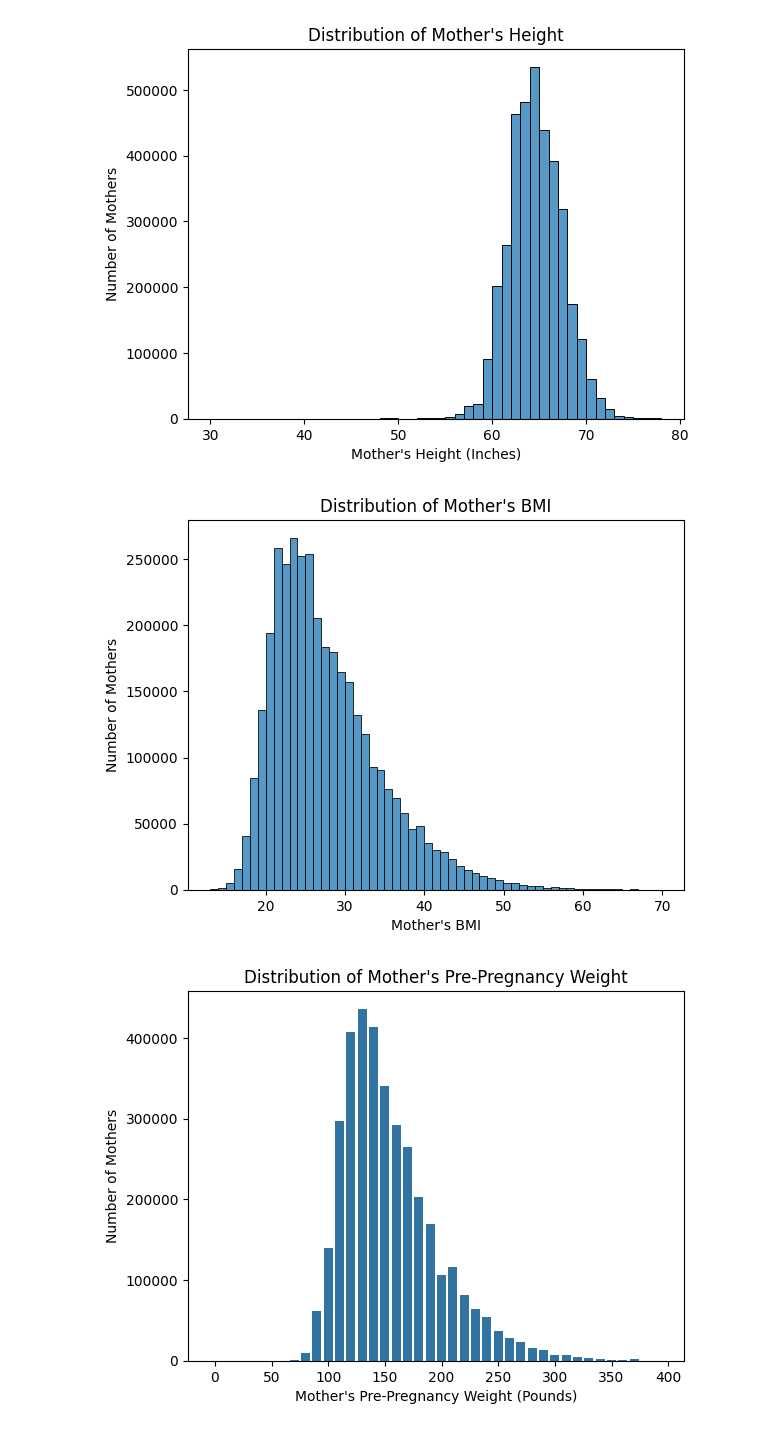
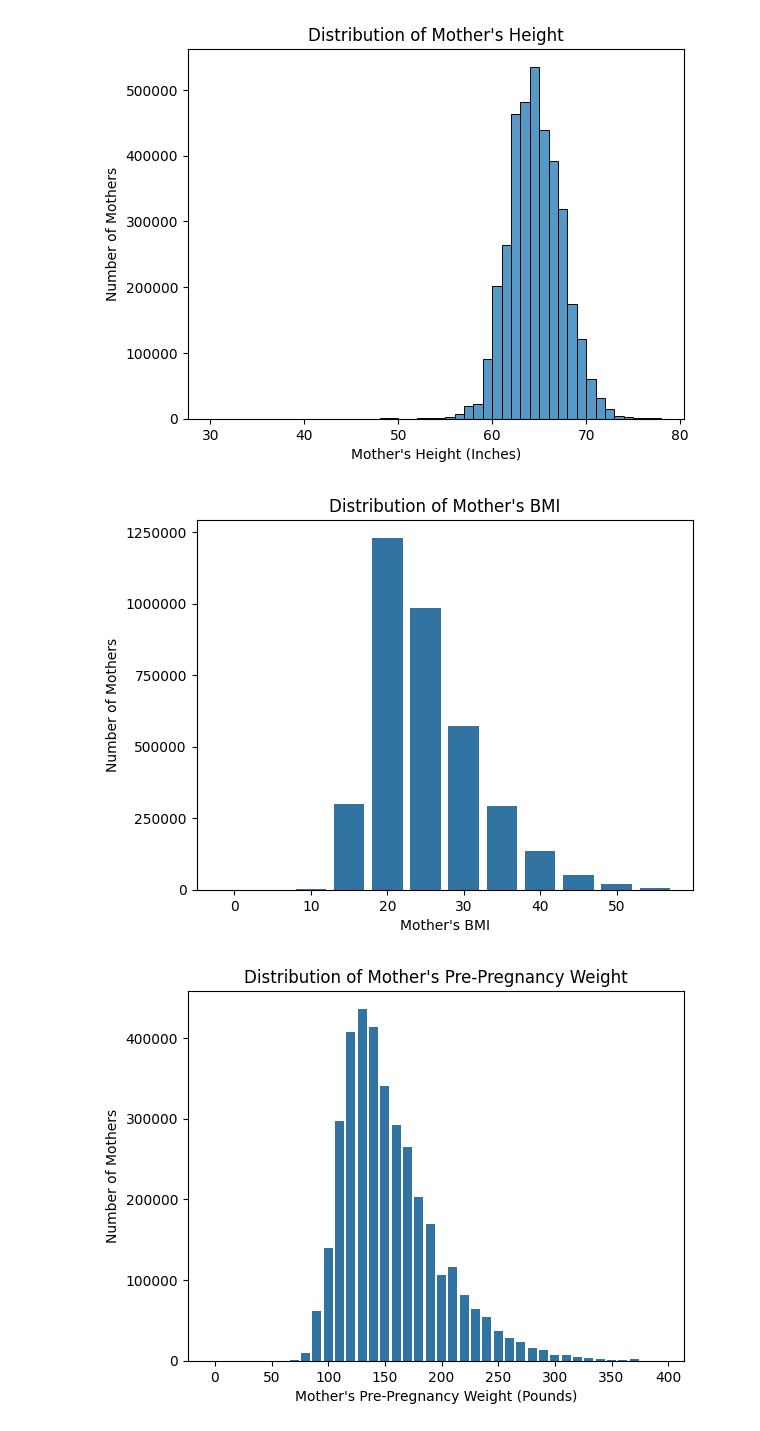
Before and after one commit to shroommu/natality-stats, a Jupyter notebook: dev/notebooks/exploratory/02_visualizations.ipynb, the cells around one changed output. Saved outputs shown, nothing was run; the diff lists cells and outputs as text; code cells hidden in the pictures.

```diff
--- a/dev/notebooks/exploratory/02_visualizations.ipynb
+++ b/dev/notebooks/exploratory/02_visualizations.ipynb
@@ -432,21 +432,29 @@ plt.show()
 # %% [output]
 [figure]
 # %%
-BMI_value_counts = df["BMI"].value_counts(sort=False).sort_index()
-BMI_value_counts = BMI_value_counts.drop(99.9)
+BMI_value_counts = pd.cut(
+    df["BMI"],
+    bins=range(0, 61, 5),
+    labels=np.arange(0, 60, 5),
+).value_counts(sort=False)
 
 BMI_value_counts.to_json("../../data/processed/json/mothers_BMI.json")
 
-BMI_histogram_ax = sns.histplot(
-    x=BMI_value_counts.index, weights=BMI_value_counts.values, binwidth=1
+BMI_histogram_ax = sns.barplot(
+    x=BMI_value_counts.index.astype(int),
+    y=BMI_value_counts.values,
+    native_scale=True,
 )
 BMI_histogram_ax.set_title("Distribution of Mother's BMI")
 BMI_histogram_ax.set_xlabel("Mother's BMI")
 BMI_histogram_ax.set_ylabel("Number of Mothers")
+BMI_histogram_ax.set_yticks(
+    np.arange(0, 1250001, 250000), labels=np.arange(0, 1250001, 250000)
+)
 
 plt.show()
 # %% [output]
-[figure, old version]
+[figure, new version]
 # %%
 pre_pregnancy_weight_recode_value_counts = pd.cut(
     df["pre_pregnancy_weight_recode"],
```
Also changed, not shown: parts of 1 cell of this notebook.
